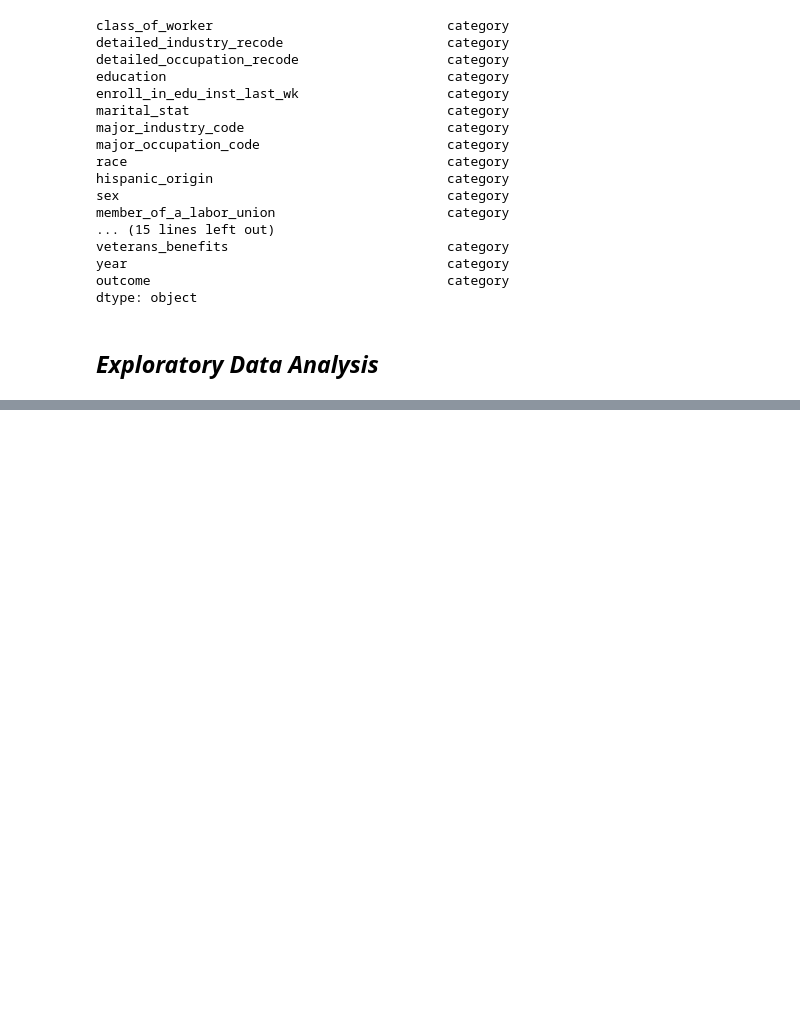
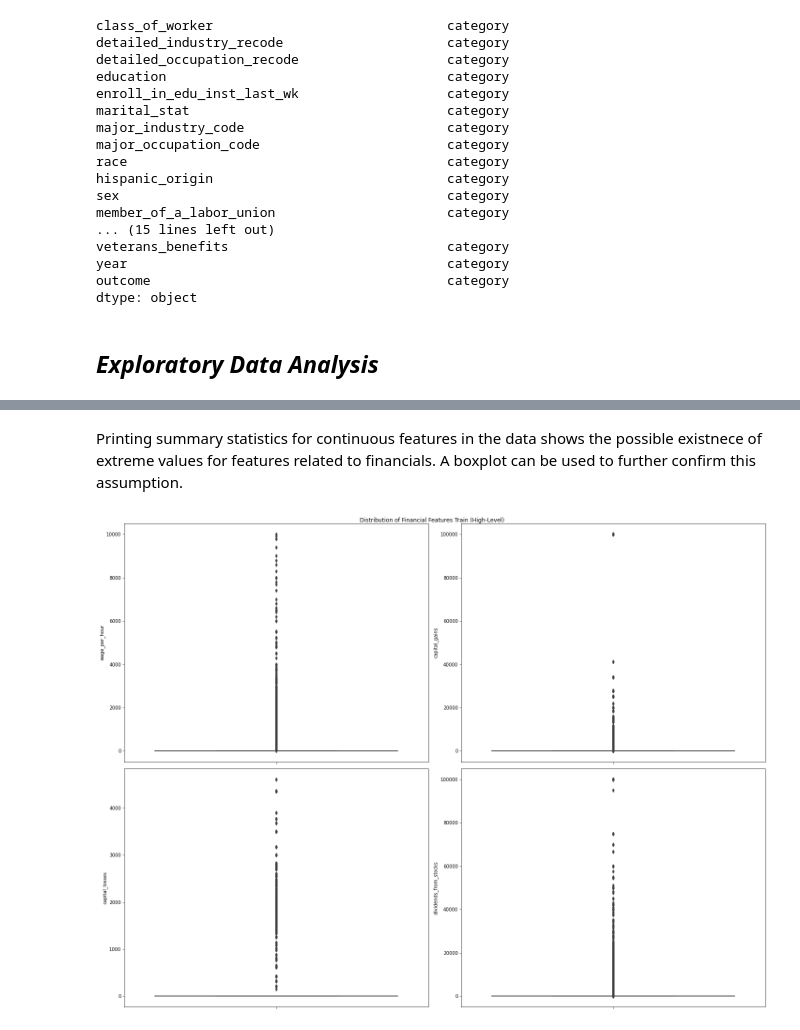
Before and after one commit to benkarabinus/nerdy_data_stuff, a Jupyter notebook: DU/COMP4448/Data_Cleaning_Assignment/Ben_Karabinus_Data_Cleaning_Assignment.ipynb, the cells around one changed output, grey strips where cells are left out. Drawn from its saved outputs; the diff is of its cells as text; code cells hidden in the pictures; blank space fills up the shorter version.

Commit message:
COMP4448 Data Cleaning Assignment Incremental Push

```diff
--- a/DU/COMP4448/Data_Cleaning_Assignment/Ben_Karabinus_Data_Cleaning_Assignment.ipynb
+++ b/DU/COMP4448/Data_Cleaning_Assignment/Ben_Karabinus_Data_Cleaning_Assignment.ipynb
@@ -365,0 +443,15 @@ dtype: object
+# %% [markdown]
+Printing summary statistics for continuous features in the data shows the possible existnece of extreme values for features related to financials. A boxplot can be used to further confirm this assumption.
+# %%
+"""plot high-level view of distribution continuous predictors train"""
+
+fig, ax = plt.subplots(2, 2, figsize=(20, 15))
+sns.boxplot(data=census_income_train, y='wage_per_hour', ax=ax[0,0])
+sns.boxplot(data=census_income_train, y='capital_gains', ax=ax[0, 1])
+sns.boxplot(data=census_income_train, y='capital_losses', ax=ax[1, 0])
+sns.boxplot(data=census_income_train, y='dividends_from_stocks', ax=ax[1, 1])
+#plt.ticklabel_format(style='Plain')
+fig.suptitle('Distribution of Financial Features Train (High-Level)')
+plt.tight_layout()
+# %% [output]
+[figure, added]
```
Also changed, not shown: parts of 14 cells of this notebook.
